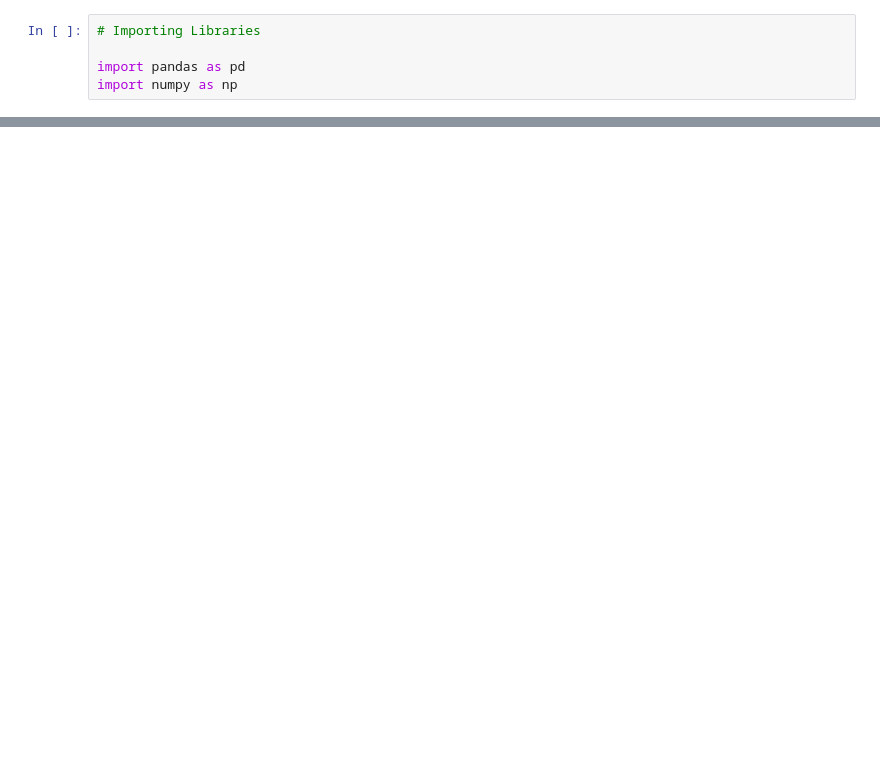
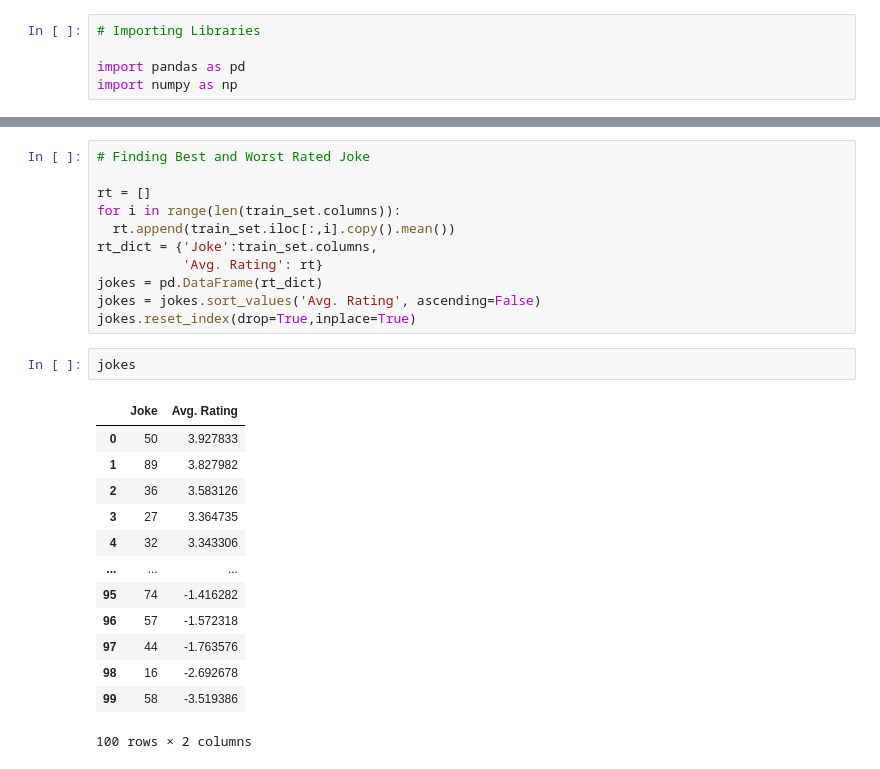
Before and after one commit to neerajthandayan/CE888, a Jupyter notebook: lab4/my_recommender.ipynb, the cells around one changed output, grey strips where cells are left out. Cells and saved outputs as stored; diff of their text form; blank space fills up the shorter version.

```diff
--- a/lab4/my_recommender.ipynb
+++ b/lab4/my_recommender.ipynb
@@ -28,0 +60,27 @@ jk_df.replace(99,np.nan,inplace=True)
+# %%
+# Finding Best and Worst Rated Joke
+
+rt = []
+for i in range(len(train_set.columns)):
+  rt.append(train_set.iloc[:,i].copy().mean())
+rt_dict = {'Joke':train_set.columns,
+           'Avg. Rating': rt}
+jokes = pd.DataFrame(rt_dict)
+jokes = jokes.sort_values('Avg. Rating', ascending=False)
+jokes.reset_index(drop=True,inplace=True)
+# %%
+jokes
+# %% [output]
+|  | Joke | Avg. Rating |
+| 0 | 50 | 3.927833 |
+| 1 | 89 | 3.827982 |
+| 2 | 36 | 3.583126 |
+| 3 | 27 | 3.364735 |
+| 4 | 32 | 3.343306 |
+| ... | ... | ... |
+| 95 | 74 | -1.416282 |
+| 96 | 57 | -1.572318 |
+| 97 | 44 | -1.763576 |
+| 98 | 16 | -2.692678 |
+| 99 | 58 | -3.519386 |
+100 rows × 2 columns
```
Also changed, not shown: parts of 5 cells of this notebook.
